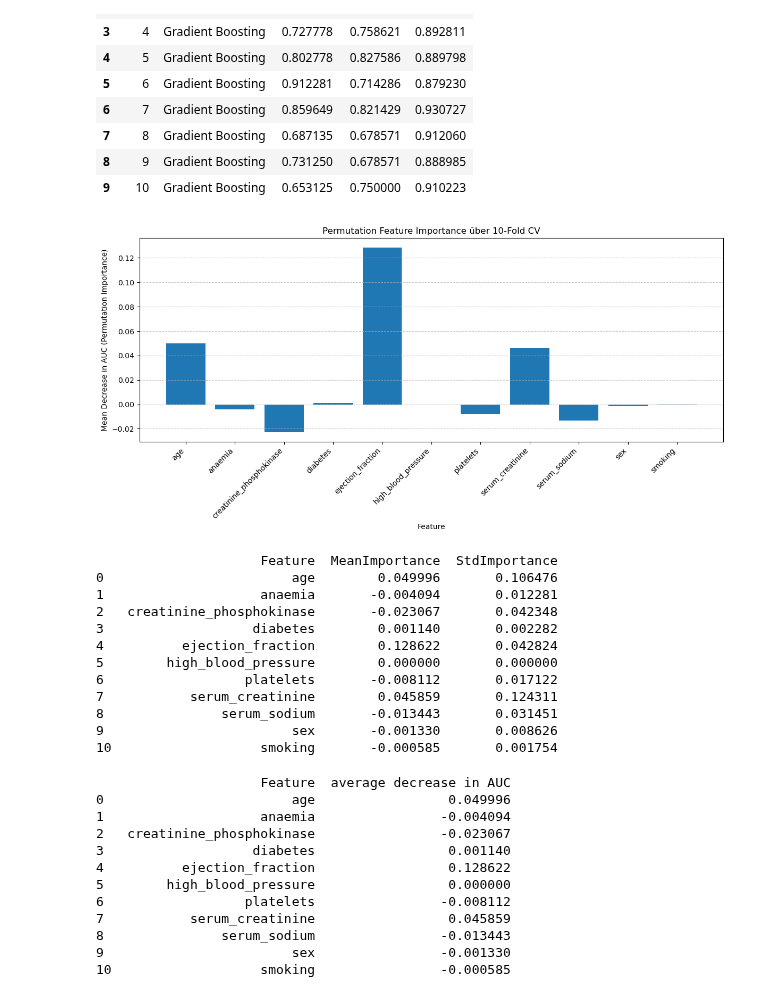
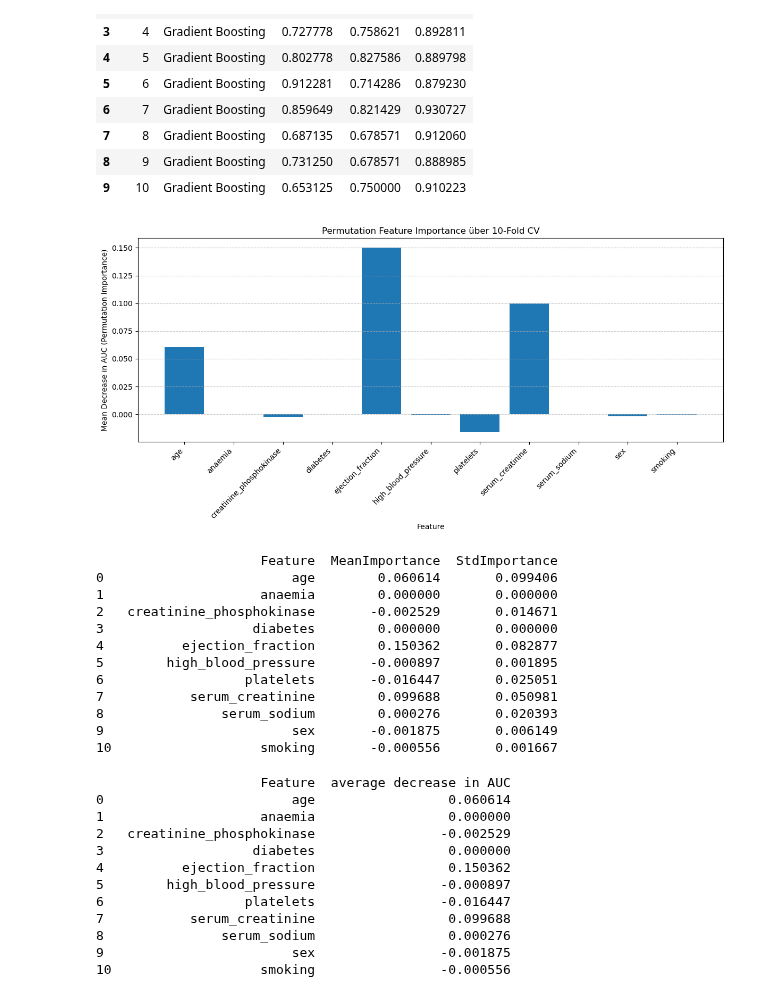
Before and after one commit to FelixFritz02/MasterKL, a Jupyter notebook: AI Numerics/Data Challenge/gradient_boosting.ipynb, the cells around one changed output. Saved outputs shown, nothing was run; the diff lists cells and outputs as text; code cells hidden in the pictures.

```diff
--- a/AI Numerics/Data Challenge/gradient_boosting.ipynb
+++ b/AI Numerics/Data Challenge/gradient_boosting.ipynb
@@ -132,7 +132,7 @@ feature_names = list(X.columns)
 
 # Konvertiere X und y in NumPy-Arrays
 X = X.to_numpy()
-y_zero_one = y['death_event'].to_numpy()
+y_zero_one = y
 
 
 def model_fitting(X, y, feature_names):
@@ -176,63 +176,63 @@ def model_fitting(X, y, feature_names):
             perm_importances[i].append(auc_baseline - auc_perm)
 
     # Durchschnittliche Importance pro Feature über alle Folds
     mean_importances = np.array([np.mean(perm_importances[i]) for i in range(X.shape[1])])
     std_importances = np.array([np.std(perm_importances[i]) for i in range(X.shape[1])])
 
     # DataFrame für Übersicht
     df_importances = pd.DataFrame({
         'Feature': feature_names,
         'MeanImportance': mean_importances,
         'StdImportance': std_importances
     })#.sort_values(by='MeanImportance', ascending=False).reset_index(drop=True)
 
     # Visualisierung
     plt.figure(figsize=(12, 6))
     plt.bar(df_importances['Feature'], df_importances['MeanImportance'])
     plt.xlabel('Feature')
     plt.ylabel('Mean Decrease in AUC (Permutation Importance)')
     plt.title('Permutation Feature Importance über 10-Fold CV')
     plt.grid(True, axis='y', linestyle='--', alpha=0.7)
     plt.xticks(rotation=45, ha='right')
     plt.tight_layout()
     plt.show()
 
     return outer_scores, df_importances
 
 # Beispiel-Aufruf
 outer_scores, df_importances = model_fitting(X, y_zero_one, feature_names)
 print(df_importances)
 # %% [output]
-[figure, old version]
+[figure, new version]
                      Feature  MeanImportance  StdImportance
-0                        age        0.049996       0.106476
-1                    anaemia       -0.004094       0.012281
-2   creatinine_phosphokinase       -0.023067       0.042348
-3                   diabetes        0.001140       0.002282
-4          ejection_fraction        0.128622       0.042824
-5        high_blood_pressure        0.000000       0.000000
-6                  platelets       -0.008112       0.017122
-7           serum_creatinine        0.045859       0.124311
-8               serum_sodium       -0.013443       0.031451
-9                        sex       -0.001330       0.008626
-10                   smoking       -0.000585       0.001754
+0                        age        0.060614       0.099406
+1                    anaemia        0.000000       0.000000
+2   creatinine_phosphokinase       -0.002529       0.014671
+3                   diabetes        0.000000       0.000000
+4          ejection_fraction        0.150362       0.082877
+5        high_blood_pressure       -0.000897       0.001895
+6                  platelets       -0.016447       0.025051
+7           serum_creatinine        0.099688       0.050981
+8               serum_sodium        0.000276       0.020393
+9                        sex       -0.001875       0.006149
+10                   smoking       -0.000556       0.001667
 # %%
 df_feature_selection = pd.DataFrame({
     'Feature': feature_names,
     'average decrease in AUC': df_importances["MeanImportance"]
 })
 print(df_feature_selection)
-df_feature_selection.to_pickle('feature_importance/GD.pkl')
+df_feature_selection.to_pickle('feature_importance/GB.pkl')
 # %% [output]
                      Feature  average decrease in AUC
-0                        age                 0.049996
-1                    anaemia                -0.004094
-2   creatinine_phosphokinase                -0.023067
-3                   diabetes                 0.001140
-4          ejection_fraction                 0.128622
-5        high_blood_pressure                 0.000000
-6                  platelets                -0.008112
-7           serum_creatinine                 0.045859
-8               serum_sodium                -0.013443
-9                        sex                -0.001330
-10                   smoking                -0.000585
+0                        age                 0.060614
+1                    anaemia                 0.000000
+2   creatinine_phosphokinase                -0.002529
+3                   diabetes                 0.000000
+4          ejection_fraction                 0.150362
+5        high_blood_pressure                -0.000897
+6                  platelets                -0.016447
+7           serum_creatinine                 0.099688
+8               serum_sodium                 0.000276
+9                        sex                -0.001875
+10                   smoking                -0.000556
```
Also changed, not shown: 9 other files.
